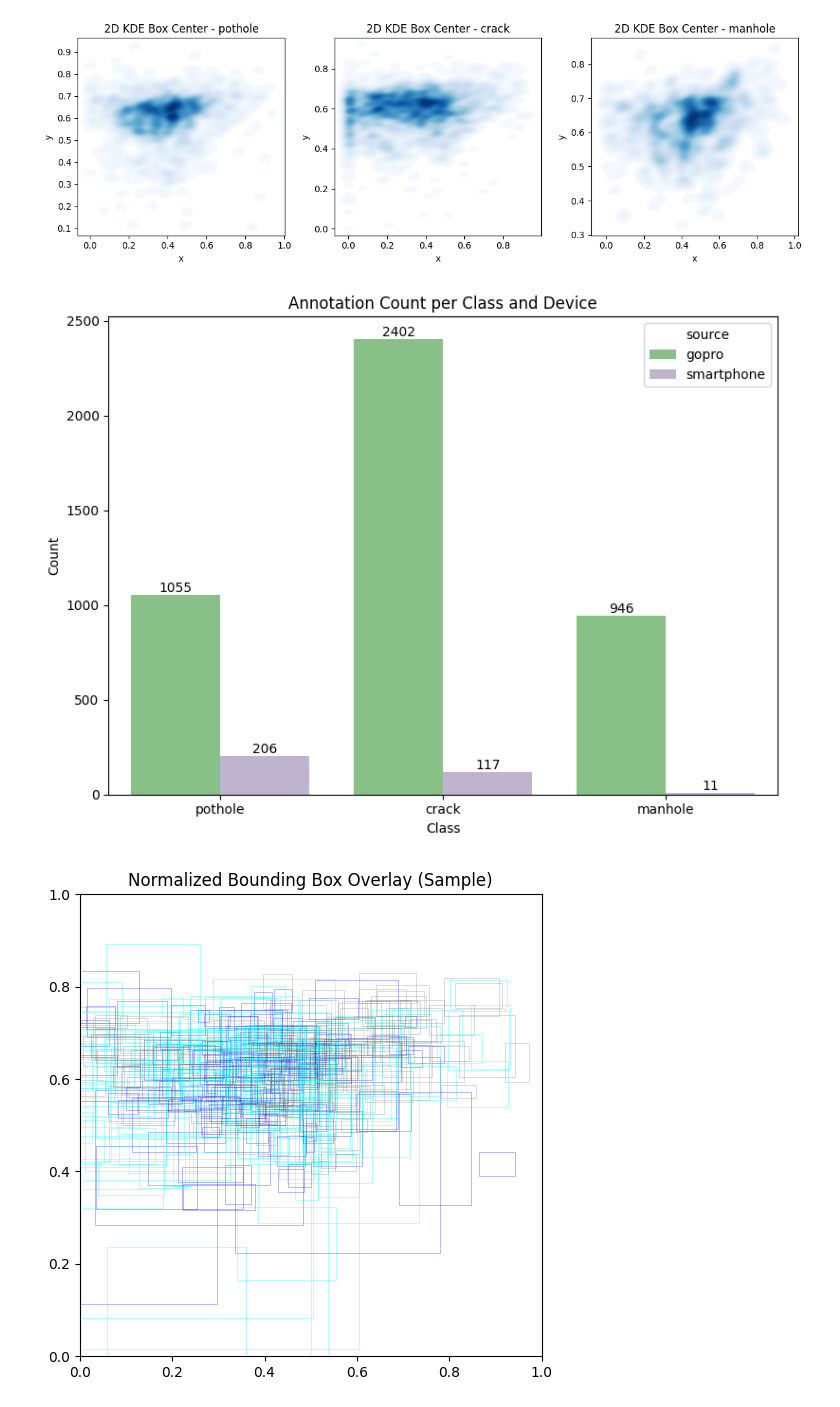
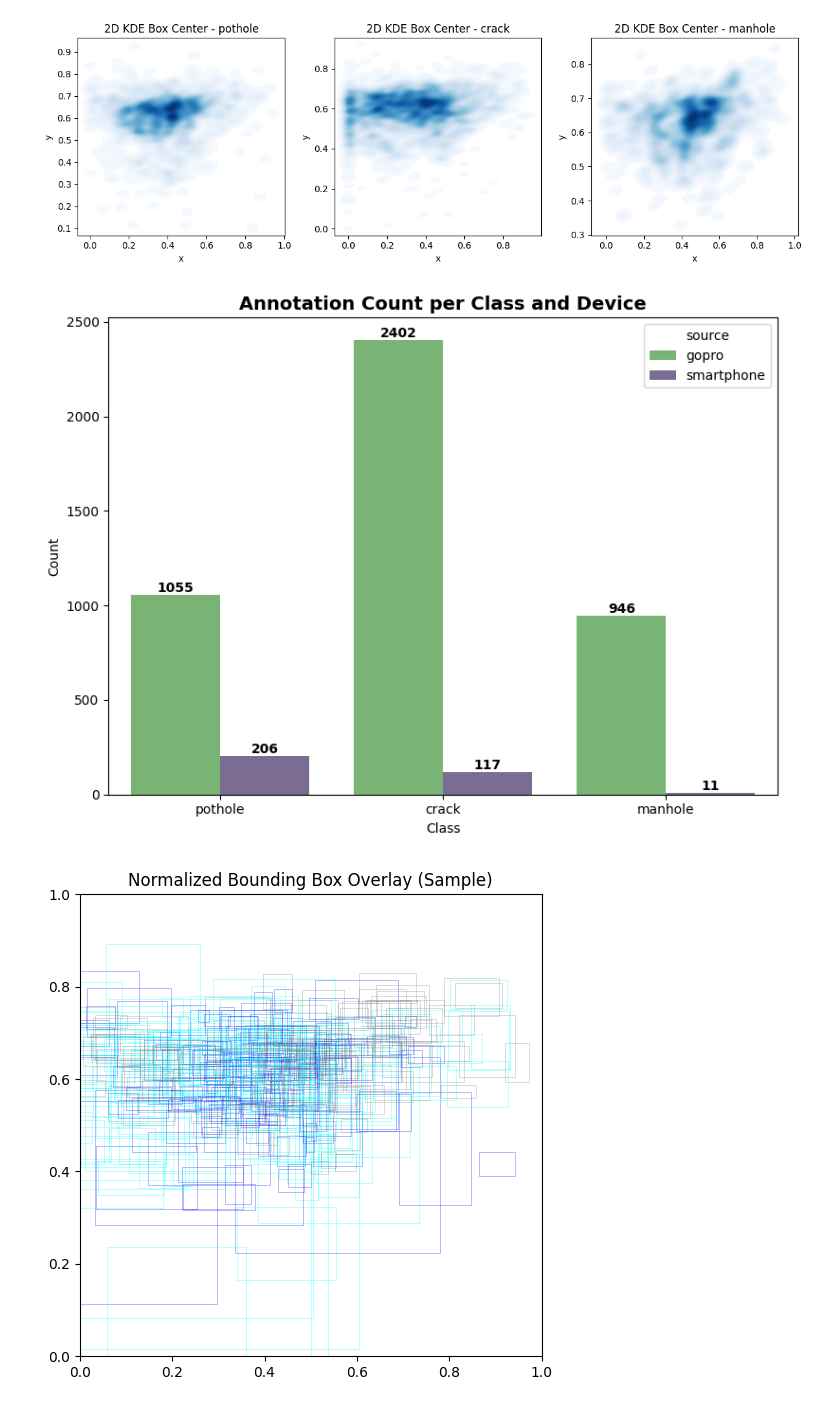
Before and after one commit to lorenzo-arcioni/Computer-Science-Sapienza, a Jupyter notebook: Computer Vision/project/dataset_eda.ipynb, the cells around one changed output. Cells and saved outputs as stored; diff of their text form; code cells hidden in the pictures.

```diff
--- a/Computer Vision/project/dataset_eda.ipynb
+++ b/Computer Vision/project/dataset_eda.ipynb
@@ -10,6 +10,15 @@ from collections import Counter
 from tqdm.notebook import tqdm
 
 MAIN_DIR = "/home/lorenzo/Documenti/GitHub/Computer-Science-Sapienza/Computer Vision/project/datasets/dataset_scientific_reports/"
+
+COLORS = {
+    "gray": "#363636",
+    "blue": "#406c80",
+    "orange": "#cf8532",
+    "red": "#c94c4c",
+    "green": "#70BE6B",
+    "purple": "#786797"
+}
 
 # Cartelle
 image_dir = MAIN_DIR + "data/images"
@@ -309,23 +375,40 @@ plt.show()
 [figure]
 # %%
 plt.figure(figsize=(8, 6))
-ax = sns.countplot(data=df, x="class_name", hue="source", palette="Accent")
 
-# Aggiungi etichette su ogni barra
+# Usa colori personalizzati per le classi
+unique_sources = sorted(df['source'].unique())
+palette = [COLORS['green'], COLORS['purple']]
+palette = palette[:len(unique_sources)]  # taglia la palette al numero di fonti
+
+ax = sns.countplot(
+    data=df,
+    x="class_name",
+    hue="source",
+    palette=palette
+)
+
+# Annotazioni sopra le barre
 for p in ax.patches:
     height = p.get_height()
-    if height > 0:  # evita di annotare barre vuote
-        ax.annotate(f'{int(height)}',
-                    (p.get_x() + p.get_width() / 2., height),
-                    ha='center', va='bottom')
+    if height > 0:
+        ax.annotate(
+            f'{int(height)}',
+            (p.get_x() + p.get_width() / 2., height),
+            ha='center', va='bottom',
+            fontsize=10, fontweight='bold'
+        )
 
-plt.title("Annotation Count per Class and Device")
+plt.title("Annotation Count per Class and Device", fontsize=14, fontweight="bold")
 plt.xlabel("Class")
 plt.ylabel("Count")
 plt.tight_layout()
+
+# --- Salvataggio ---
+plt.savefig("counts_per_class_and_device.png", dpi=300)
 plt.show()
 # %% [output]
-[figure, old version]
+[figure, new version]
 # %%
 plt.figure(figsize=(6, 6))
 
```
Also changed, not shown: parts of 3 cells of this notebook, 57 other files.
